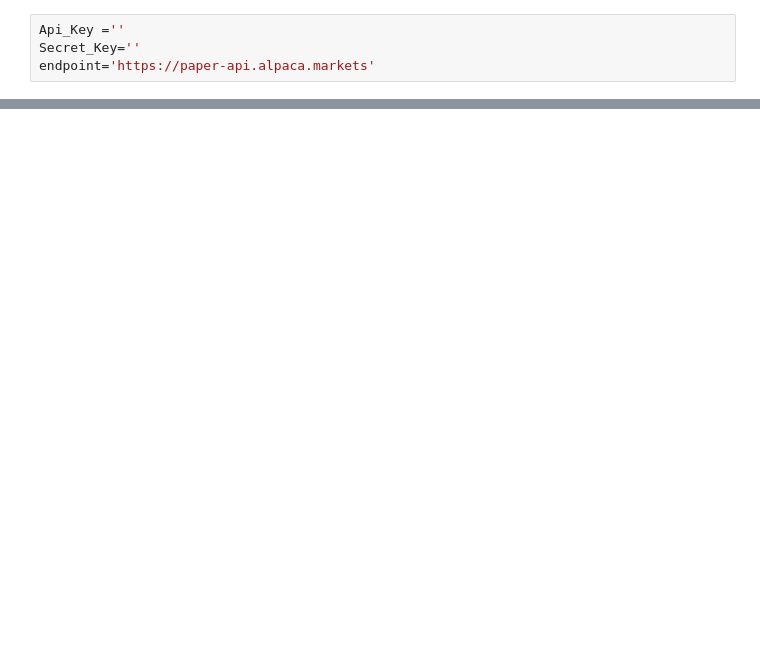
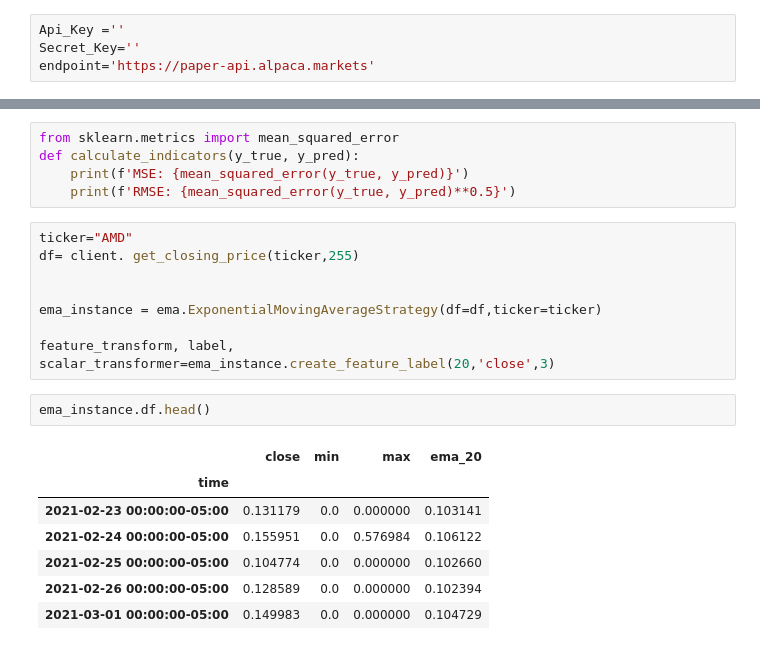
Before and after one commit to danielhunex/stock-ml-mini-project, a Jupyter notebook: src/program.ipynb, the cells around one changed output, grey strips where cells are left out. Drawn from its saved outputs; the diff is of its cells as text; blank space fills up the shorter version.

```diff
--- a/src/program.ipynb
+++ b/src/program.ipynb
@@ -88,0 +109,23 @@ Percentage return of EMA algorithm for GOOG for 365 day period:  56.7%
+# %%
+from sklearn.metrics import mean_squared_error
+def calculate_indicators(y_true, y_pred):
+    print(f'MSE: {mean_squared_error(y_true, y_pred)}')
+    print(f'RMSE: {mean_squared_error(y_true, y_pred)**0.5}')
+# %%
+ticker="AMD"
+df= client. get_closing_price(ticker,255)
+
+
+ema_instance = ema.ExponentialMovingAverageStrategy(df=df,ticker=ticker)
+
+feature_transform, label, scalar_transformer=ema_instance.create_feature_label(20,'close',3)
+# %%
+ema_instance.df.head()
+# %% [output]
+|  | close | min | max | ema_20 |
+| time |  |  |  |  |
+| 2021-02-23 00:00:00-05:00 | 0.131179 | 0.0 | 0.000000 | 0.103141 |
+| 2021-02-24 00:00:00-05:00 | 0.155951 | 0.0 | 0.576984 | 0.106122 |
+| 2021-02-25 00:00:00-05:00 | 0.104774 | 0.0 | 0.000000 | 0.102660 |
+| 2021-02-26 00:00:00-05:00 | 0.128589 | 0.0 | 0.000000 | 0.102394 |
+| 2021-03-01 00:00:00-05:00 | 0.149983 | 0.0 | 0.000000 | 0.104729 |
```
Also changed, not shown: parts of 7 cells of this notebook, 14 other files.
